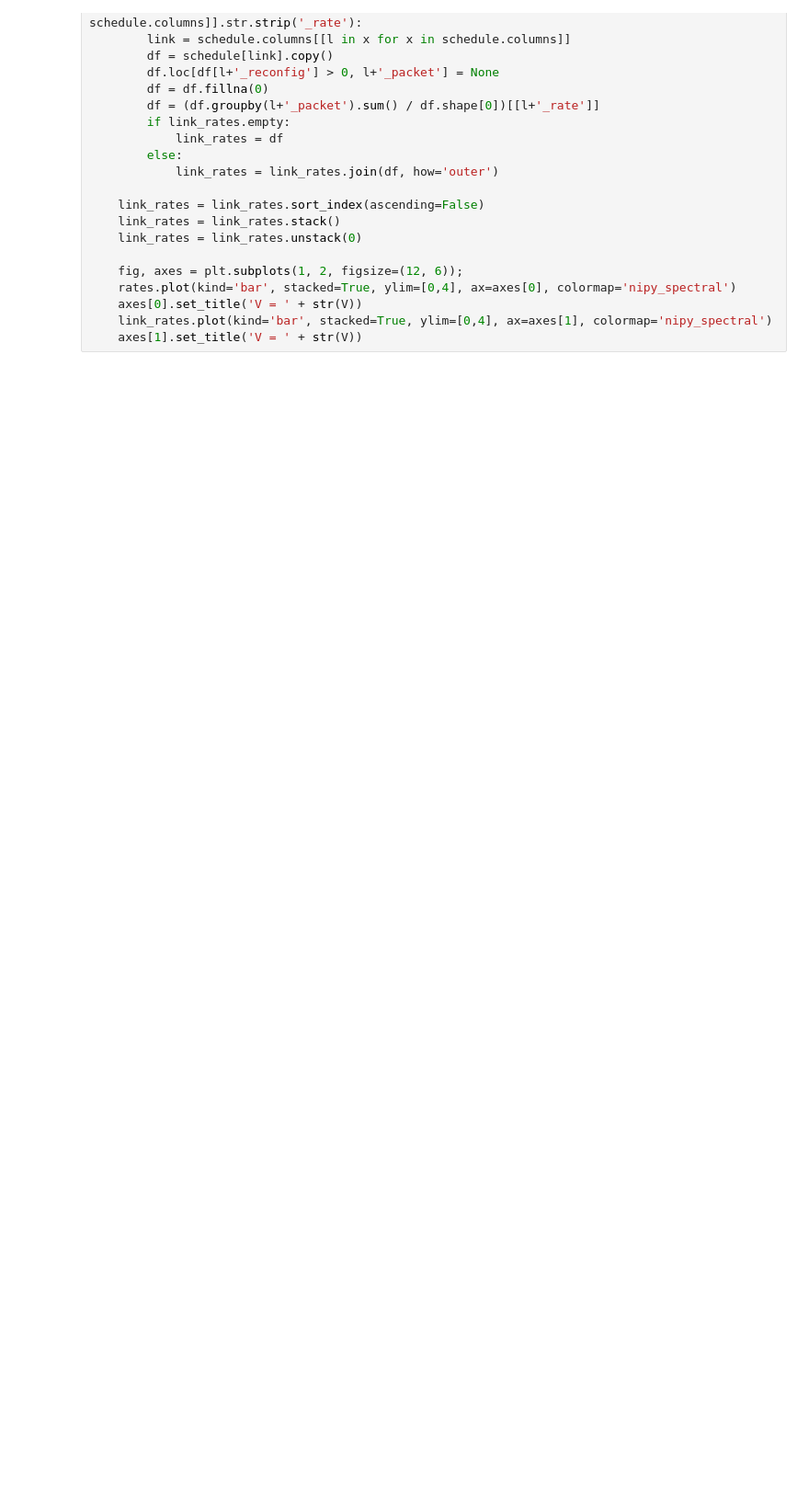
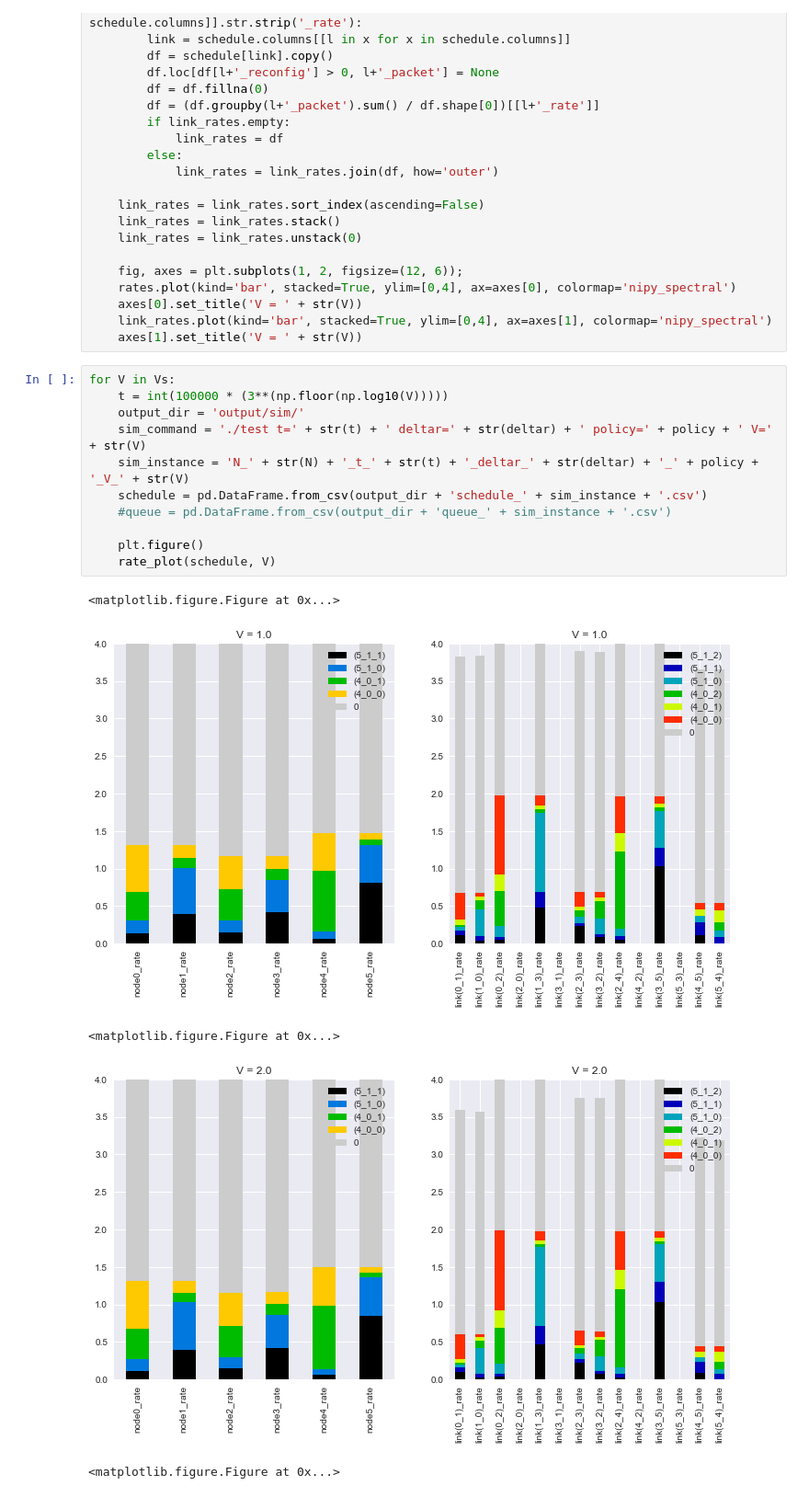
Before and after one commit to 2204bestdvd/cloud_reconfiguration, a Jupyter notebook: process_sim.ipynb, the cells around one changed output. Shown at 92% size. Saved outputs shown, nothing was run; the diff lists cells and outputs as text; blank space fills up the shorter version.

```diff
--- a/process_sim.ipynb
+++ b/process_sim.ipynb
@@ -164,3 +195,20 @@ def rate_plot(schedule, V):
     axes[0].set_title('V = ' + str(V))
     link_rates.plot(kind='bar', stacked=True, ylim=[0,4], ax=axes[1], colormap='nipy_spectral')
     axes[1].set_title('V = ' + str(V))
+# %%
+for V in Vs:
+    t = int(100000 * (3**(np.floor(np.log10(V)))))
+    output_dir = 'output/sim/'
+    sim_command = './test t=' + str(t) + ' deltar=' + str(deltar) + ' policy=' + policy + ' V=' + str(V)
+    sim_instance = 'N_' + str(N) + '_t_' + str(t) + '_deltar_' + str(deltar) + '_' + policy + '_V_' + str(V)
+    schedule = pd.DataFrame.from_csv(output_dir + 'schedule_' + sim_instance + '.csv')
+    #queue = pd.DataFrame.from_csv(output_dir + 'queue_' + sim_instance + '.csv')
+
+    plt.figure()
+    rate_plot(schedule, V)
+# %% [output]
+<matplotlib.figure.Figure at 0x...>
+[figure, added]
+<matplotlib.figure.Figure at 0x...>
+[figure, added]
+<matplotlib.figure.Figure at 0x...>
```
Also changed, not shown: parts of 27 cells of this notebook.
